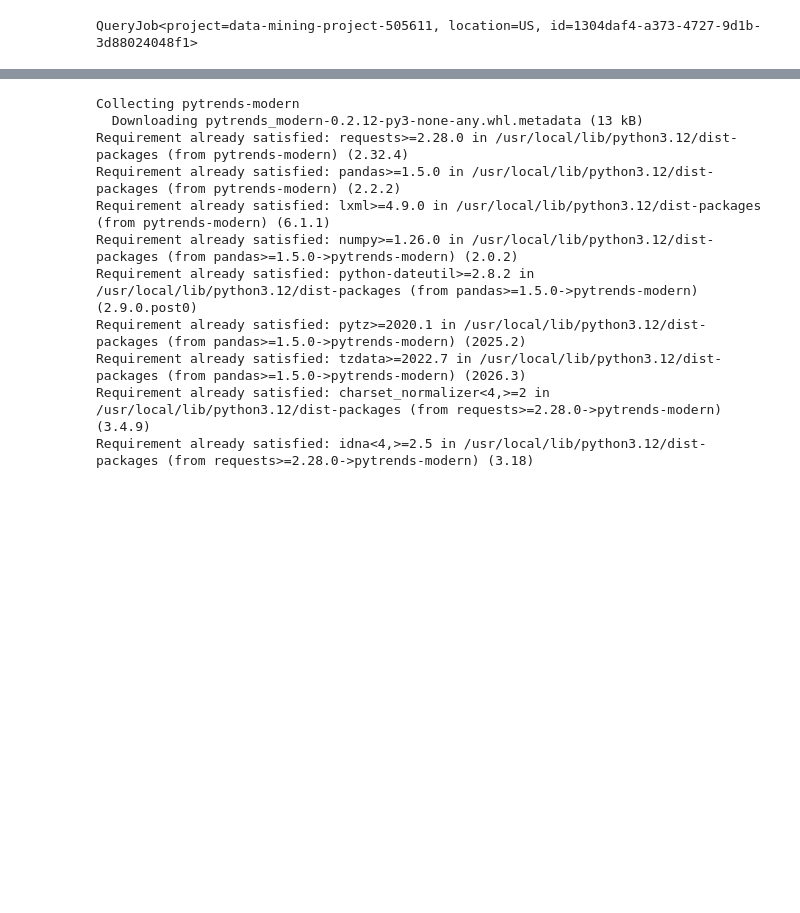
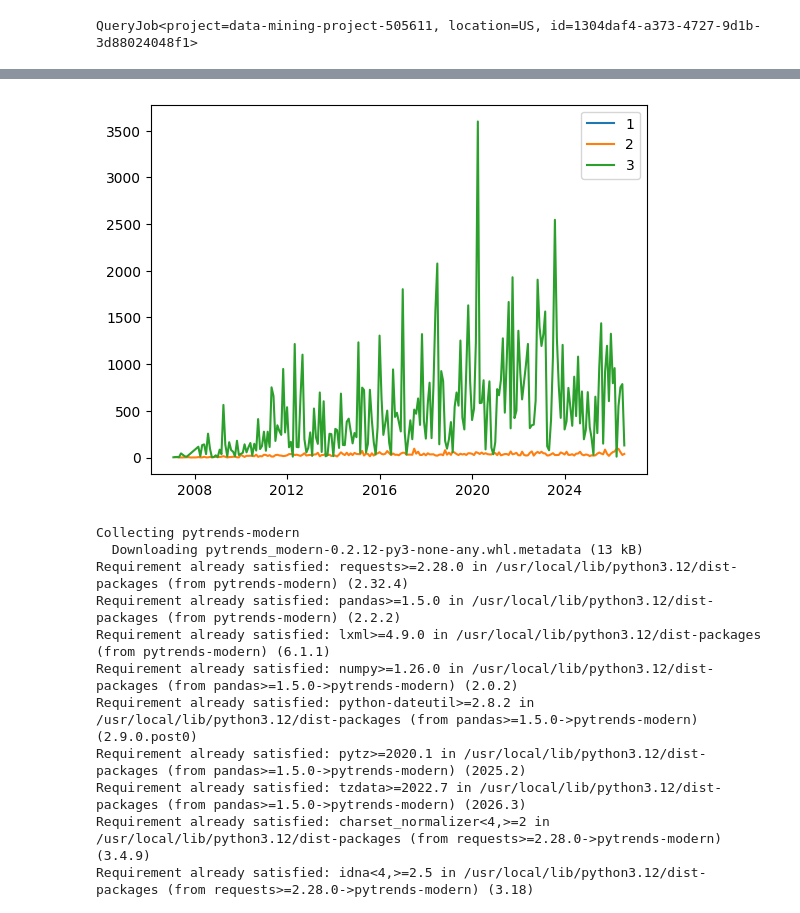
Before and after one commit to royalsflush/hackernews_vs_googletrends, a Jupyter notebook: Hacker_news.ipynb, the cells around one changed output, grey strips where cells are left out. Saved outputs shown, nothing was run; the diff lists cells and outputs as text; code cells hidden in the pictures; blank space fills up the shorter version.

Commit message:
Added a plot for the popularity of topics. One topic has clearly only one story, which is a bit weird if you ask me. I'll definitely take a look at why this story is not cool

```diff
--- a/Hacker_news.ipynb
+++ b/Hacker_news.ipynb
@@ -456,0 +446,26 @@ print(resp)
+# %%
+query = """
+SELECT clusters.CENTROID_ID,
+       popularity.month,
+       SUM(popularity.popularity) AS cluster_popularity
+FROM ML.PREDICT(MODEL `data-mining-project-505611.hackernews_royalsflush.clustering`, (
+  SELECT *
+  FROM `hackernews_royalsflush.hackernews_embeddings`
+)) AS clusters
+JOIN `hackernews_royalsflush.hackernews_popularity` AS popularity
+ON popularity.story_id = clusters.story_id
+GROUP BY clusters.CENTROID_ID, popularity.month;
+"""
+
+df = client.query(query).to_dataframe()
+df.set_index(['CENTROID_ID'], inplace=True)
+df = df.sort_values(by=['CENTROID_ID', 'month'])
+print(df)
+
+fig, ax = plt.subplots()
+for c in df.index.unique():
+  ax.plot(df.loc[c]['month'], df.loc[c]['cluster_popularity'], label=c)
+
+ax.legend()
+plt.show()
+# %% [output]
@@ -457,3 +487,4 @@ print(resp)
+[figure, added]
 # %%
 !pip install pytrends-modern
 # %% [output]
```
Also changed, not shown: parts of 3 cells of this notebook.
